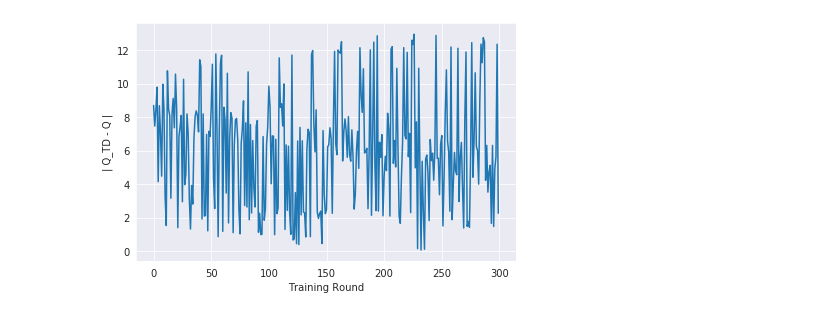
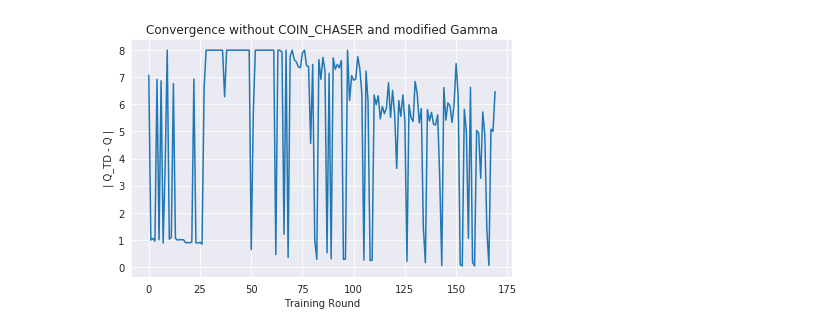
Before and after one commit to dibstan/bomberman_rl, a Jupyter notebook: agent_code/experiment_ente/rtests.ipynb, the cells around one changed output. Drawn from its saved outputs; the diff is of its cells as text; code cells hidden in the pictures.

```diff
--- a/agent_code/experiment_ente/rtests.ipynb
+++ b/agent_code/experiment_ente/rtests.ipynb
@@ -6,11 +7,18 @@ import matplotlib.pyplot as plt
+# %%
+def f(x,a,b,c):
+    return a*np.exp(-b*x) +c
 # %%
-with open('fluctuations.pt', 'rb') as file:
+with open('plots/rewards/fluctuations.pt', 'rb') as file:
         fluctuations = pickle.load(file)
 # %%
+description = 'without COIN_CHASER and modified Gamma'
 with sns.axes_style('darkgrid'):
-    plt.plot(np.arange(len(fluctuations)),fluctuations)
+    x=np.arange(len(fluctuations))
+    plt.plot(x,fluctuations)
     plt.xlabel('Training Round')
     plt.ylabel('| Q_TD - Q |')
     plt.tight_layout()
+    plt.title(f'Convergence {description}')
+    plt.savefig(f'plots/rewards/random_alpha=0001_gamma=0001/{description}')
 # %% [output]
-[figure, old version]
+[figure, new version]
```
Also changed, not shown: parts of 2 cells of this notebook, 21 other files.
